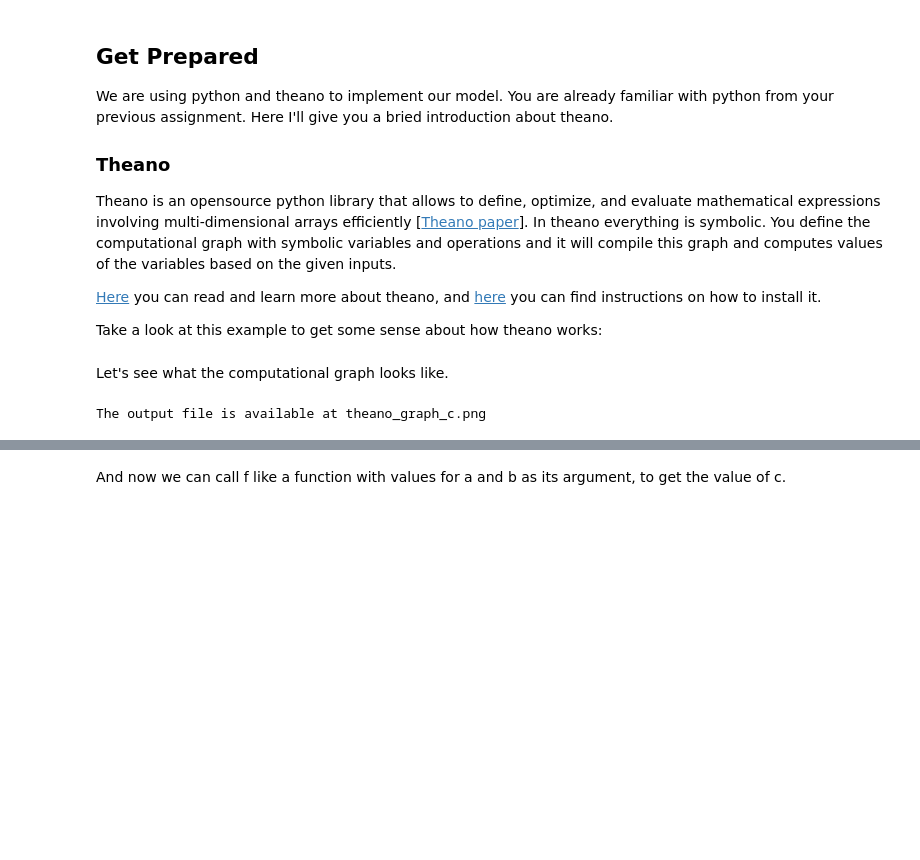
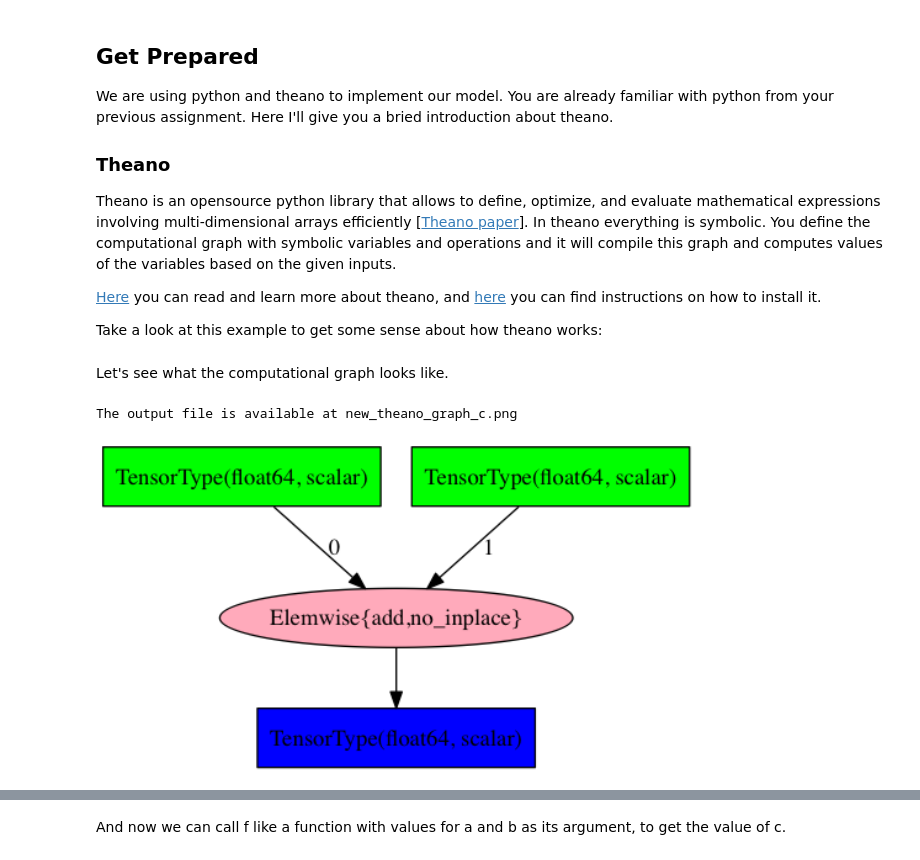
Before and after one commit to samiraabnar/CNN_Tutorial, a Jupyter notebook: CNN_Tutorial.ipynb, the cells around one changed output, grey strips where cells are left out. Saved outputs shown, nothing was run; the diff lists cells and outputs as text; code cells hidden in the pictures; blank space fills up the shorter version.

```diff
--- a/CNN_Tutorial.ipynb
+++ b/CNN_Tutorial.ipynb
@@ -28,12 +28,13 @@ it will compile this graph and computes values of the variables based on the giv
 Take a look at this example to get some sense about how theano works:
 # %%
 import theano
+from theano import tensor as T
 from theano.printing import pydotprint
-from theano import tensor
+from IPython.display import Image
 
 # Declare two symbolic floating-point scalars
-a = tensor.dscalar()
-b = tensor.dscalar()
+a = T.dscalar()
+b = T.dscalar()
 
 # Here we are telling theano how c is related to a and b with the + operator.
 c = a + b
@@ -44,9 +45,11 @@ f = theano.function([a,b], c)
 # %% [markdown]
 Let's see what the computational graph looks like.
 # %%
-theano.printing.pydotprint(c, outfile="theano_graph_c.png", var_with_name_simple=True)
+theano.printing.pydotprint(c, outfile="new_theano_graph_c.png", var_with_name_simple=True)
+Image(filename="new_theano_graph_c.png", width=600)
 # %% [output]
-The output file is available at theano_graph_c.png
+The output file is available at new_theano_graph_c.png
+[figure, added]
 # %% [markdown]
 This is what the output should look like:
 <img src="theano_graph_c.png" >
```
Also changed, not shown: parts of 7 cells of this notebook.
